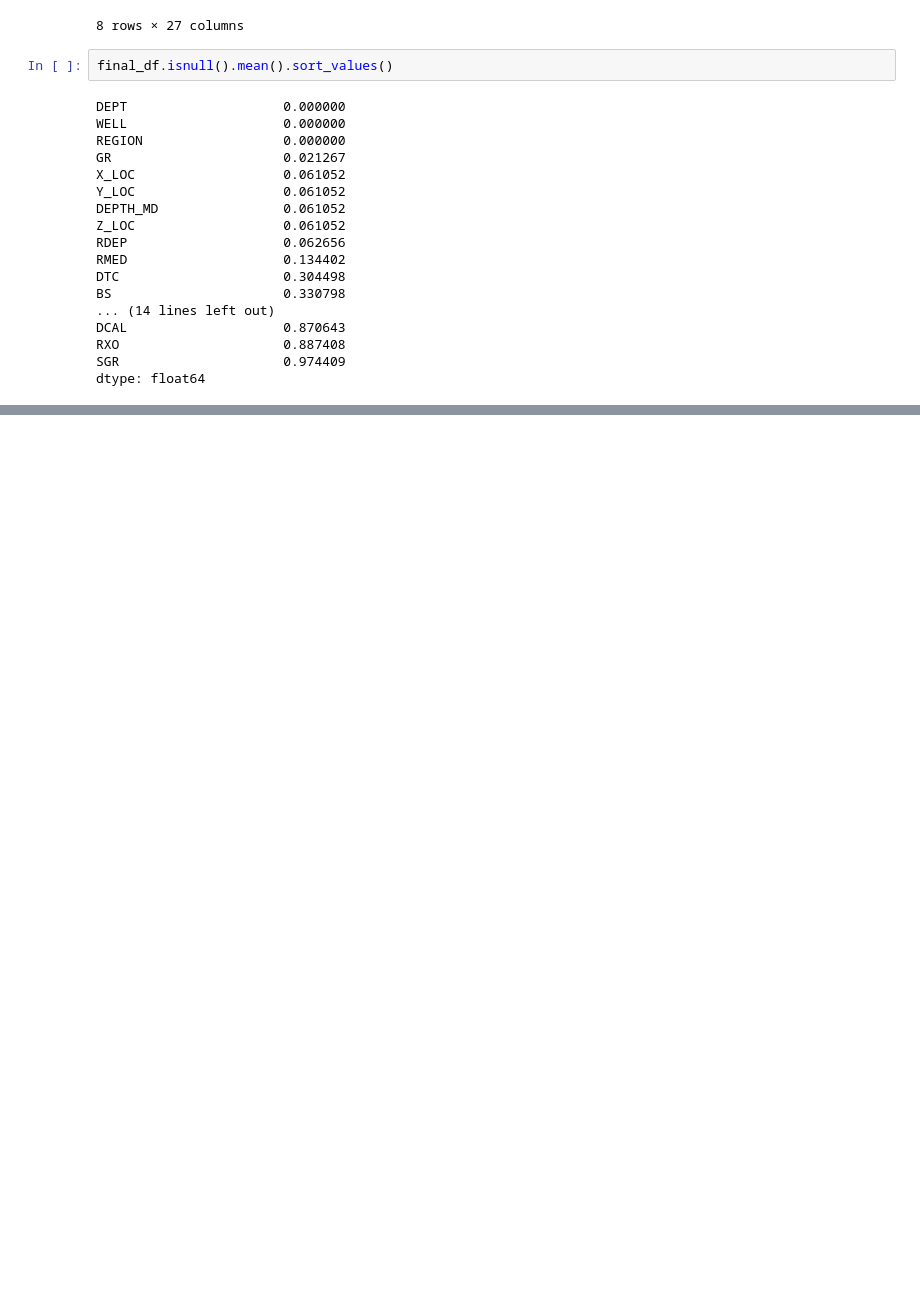
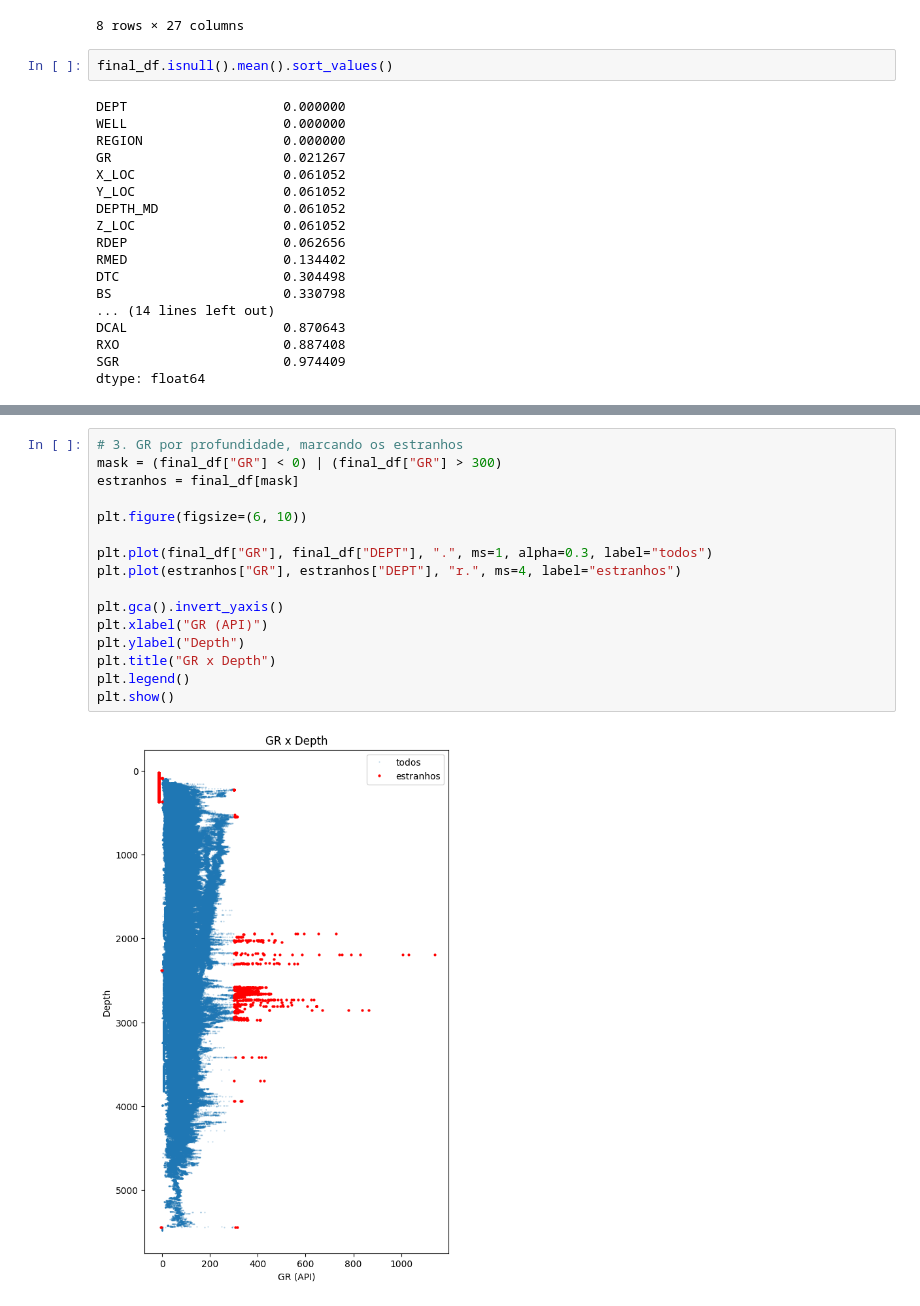
Before and after one commit to marcusvbrangel/wolf-petrophysics-analitics, a Jupyter notebook: 01-analitics/wolf-petrophysics-analitics.ipynb, the cells around one changed output, grey strips where cells are left out. Cells and saved outputs as stored; diff of their text form; blank space fills up the shorter version.

```diff
--- a/01-analitics/wolf-petrophysics-analitics.ipynb
+++ b/01-analitics/wolf-petrophysics-analitics.ipynb
@@ -170,0 +435,18 @@ dtype: float64
+# %%
+# 3. GR por profundidade, marcando os estranhos
+mask = (final_df["GR"] < 0) | (final_df["GR"] > 300)
+estranhos = final_df[mask]
+
+plt.figure(figsize=(6, 10))
+
+plt.plot(final_df["GR"], final_df["DEPT"], ".", ms=1, alpha=0.3, label="todos")
+plt.plot(estranhos["GR"], estranhos["DEPT"], "r.", ms=4, label="estranhos")
+
+plt.gca().invert_yaxis()
+plt.xlabel("GR (API)")
+plt.ylabel("Depth")
+plt.title("GR x Depth")
+plt.legend()
+plt.show()
+# %% [output]
+[figure, added]
```
Also changed, not shown: parts of 34 cells of this notebook.
